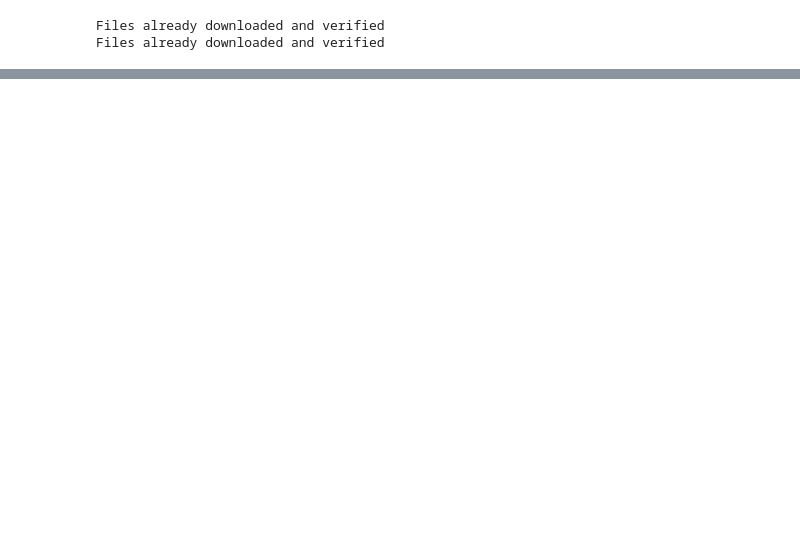
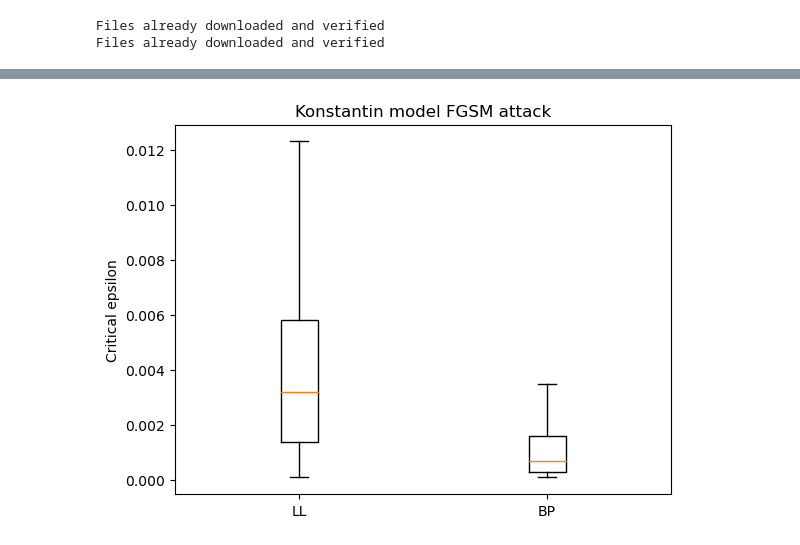
Before and after one commit to holzhauk/LocalLearning, a Jupyter notebook: notebooks/Attacks and boxplots .ipynb, the cells around one changed output, grey strips where cells are left out. Saved outputs shown, nothing was run; the diff lists cells and outputs as text; code cells hidden in the pictures; blank space fills up the shorter version.

```diff
--- a/notebooks/Attacks and boxplots .ipynb
+++ b/notebooks/Attacks and boxplots .ipynb
@@ -247,0 +332,6 @@ RuntimeError: CUDA out of memory. Tried to allocate 12.00 MiB (GPU 0; 23.70 GiB
+# %%
+criteps_bp = critical_epsilon("correct", bp_modelK, "FGSM", print_accuracy=print_accuracy)
+criteps_ll = critical_epsilon("correct", ll_modelK, "FGSM", print_accuracy=print_accuracy)
+boxplot(criteps_ll, criteps_bp, "FGSM")
+# %% [output]
+[figure, added]
```
Also changed, not shown: parts of 10 cells of this notebook.
